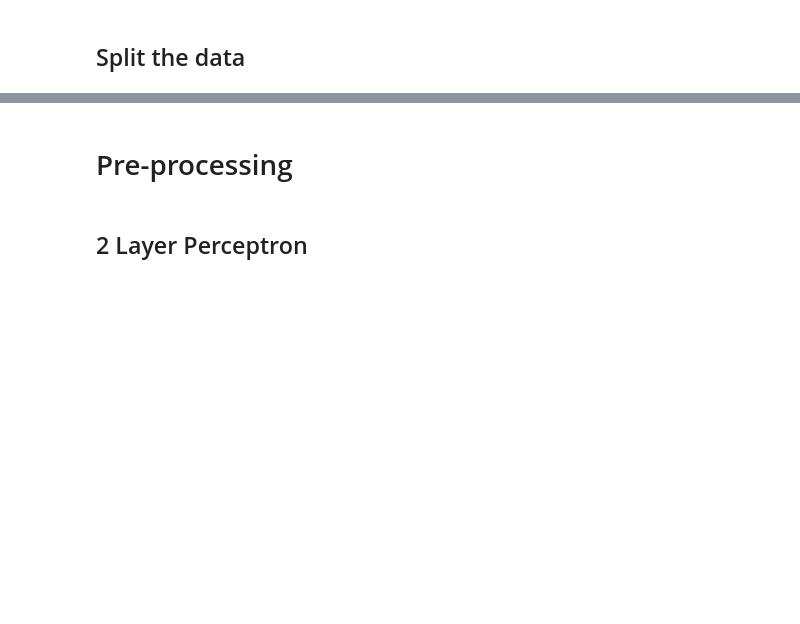
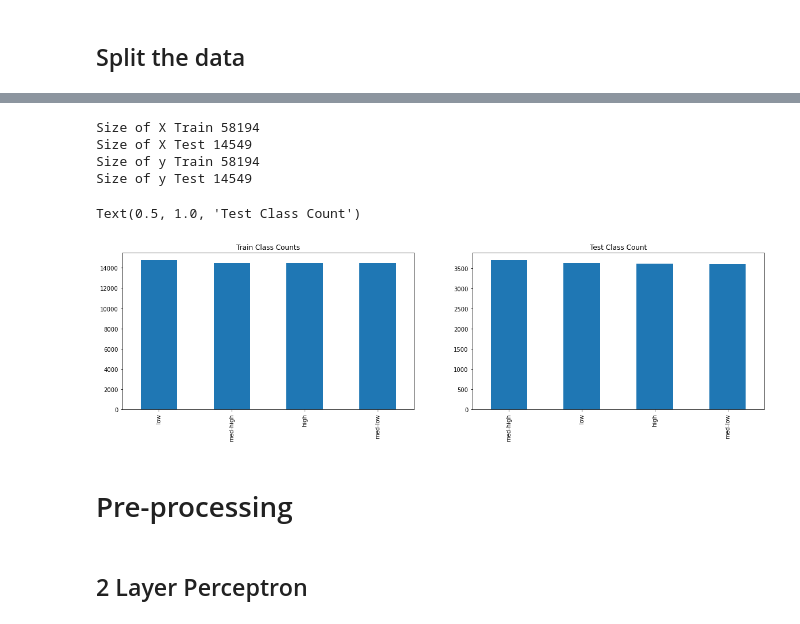
Before and after one commit to stevenjohnlarsen/poverty-data-lab-nn, a Jupyter notebook: CombinedWork.ipynb, the cells around one changed output, grey strips where cells are left out. Cells and saved outputs as stored; diff of their text form; code cells hidden in the pictures; blank space fills up the shorter version.

Commit message:
Add Train Test split.

```diff
--- a/CombinedWork.ipynb
+++ b/CombinedWork.ipynb
@@ -64,3 +111,32 @@ We are happy with throwing these records out, because they are such a small port
+# %%
+import numpy as np
+from sklearn.model_selection import train_test_split
+import matplotlib.pyplot as plt
+
+df_y = df['poverty_class']
+
+X_train, X_test, y_train, y_test = \
+    train_test_split(df, df_y, test_size=0.2)
+print('Size of X Train', len(X_train))
+print('Size of X Test', len(X_test))
+print('Size of y Train', len(y_train))
+print('Size of y Test', len(y_test))
+
+fig = plt.figure(figsize=(20,5))
+
+plt.subplot(1,2,1)
+X_train['poverty_class'].value_counts().plot(kind='bar')
+plt.title('Train Class Counts')
+plt.subplot(1,2,2)
+X_test['poverty_class'].value_counts().plot(kind='bar')
+plt.title('Test Class Count')
+# %% [output]
+Size of X Train 58194
+Size of X Test 14549
+Size of y Train 58194
+Size of y Test 14549
+Text(0.5, 1.0, 'Test Class Count')
+[figure, added]
 # %% [markdown]
 # Pre-processing
 # %% [markdown]
```
Also changed, not shown: parts of 7 cells of this notebook.
